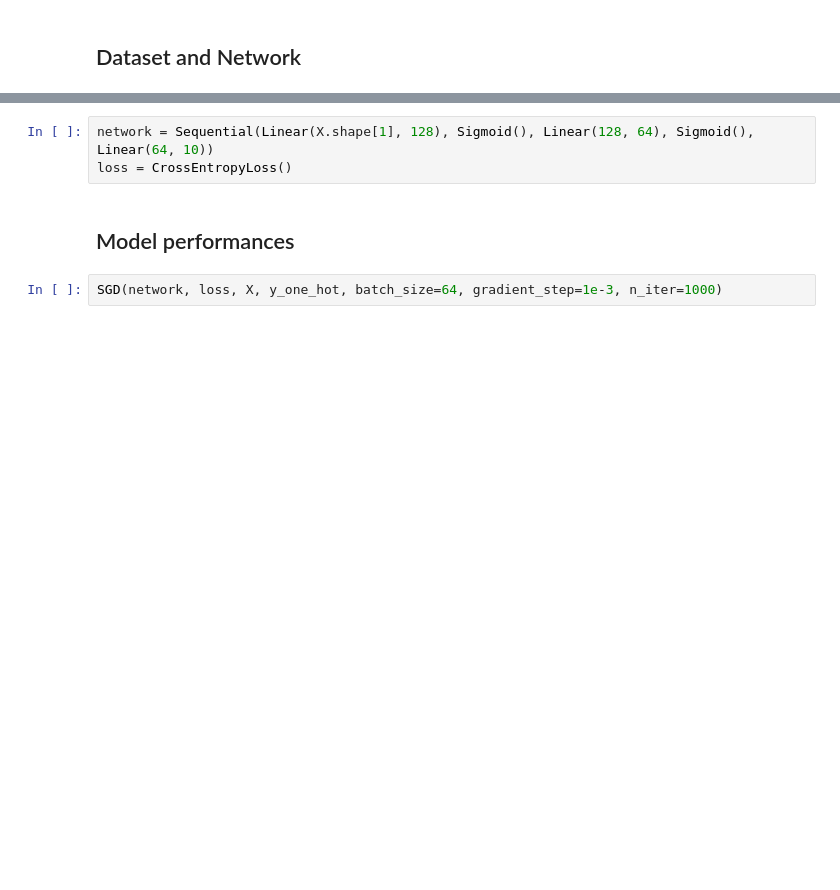
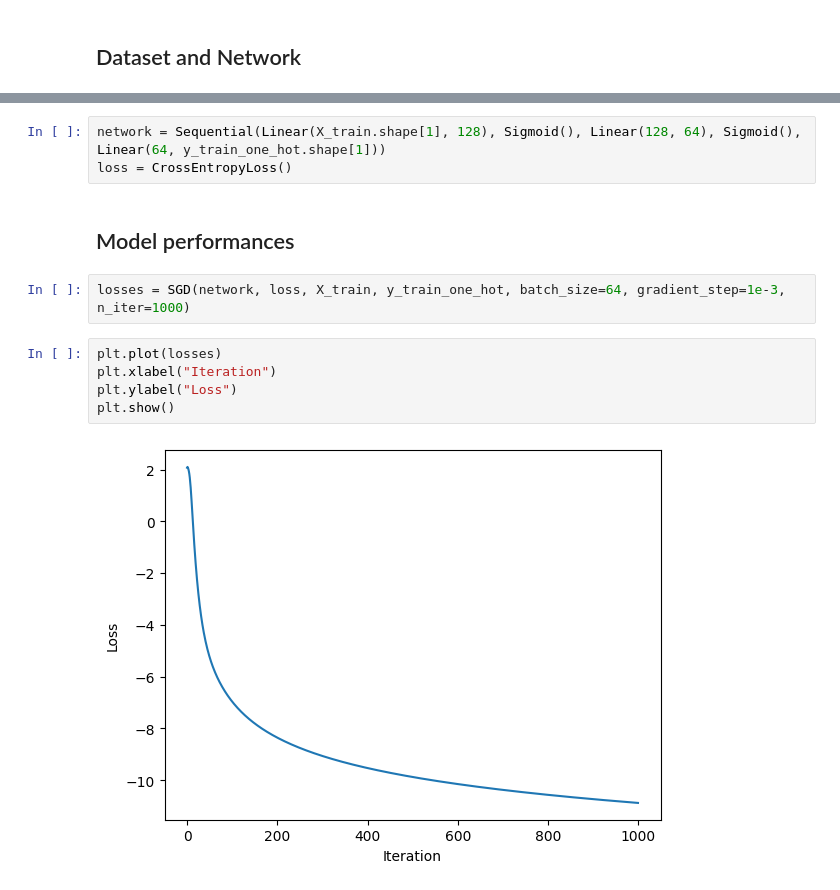
Before and after one commit to Ethan2541/Neural-Network-Library, a Jupyter notebook: experiments/multiclass_network.ipynb, the cells around one changed output, grey strips where cells are left out. Drawn from its saved outputs; the diff is of its cells as text; blank space fills up the shorter version.

```diff
--- a/experiments/multiclass_network.ipynb
+++ b/experiments/multiclass_network.ipynb
@@ -25,10 +34,17 @@ y_one_hot = encode_one_hot(y)
 # %%
-network = Sequential(Linear(X.shape[1], 128), Sigmoid(), Linear(128, 64), Sigmoid(), Linear(64, 10))
+network = Sequential(Linear(X_train.shape[1], 128), Sigmoid(), Linear(128, 64), Sigmoid(), Linear(64, y_train_one_hot.shape[1]))
 loss = CrossEntropyLoss()
 # %% [markdown]
 ## Model performances
 # %%
-SGD(network, loss, X, y_one_hot, batch_size=64, gradient_step=1e-3, n_iter=1000)
+losses = SGD(network, loss, X_train, y_train_one_hot, batch_size=64, gradient_step=1e-3, n_iter=1000)
+# %%
+plt.plot(losses)
+plt.xlabel("Iteration")
+plt.ylabel("Loss")
+plt.show()
+# %% [output]
+[figure, added]
 # %%
 def predict(X):
     return network(X).argmax(axis=1)
```
Also changed, not shown: parts of 6 cells of this notebook, 4 other files.
